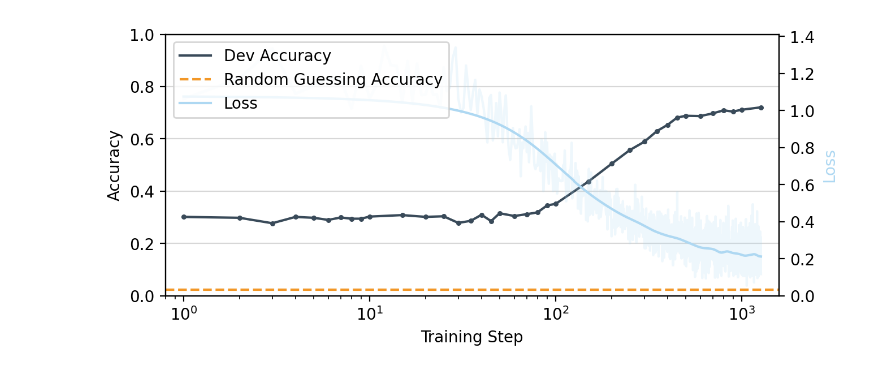
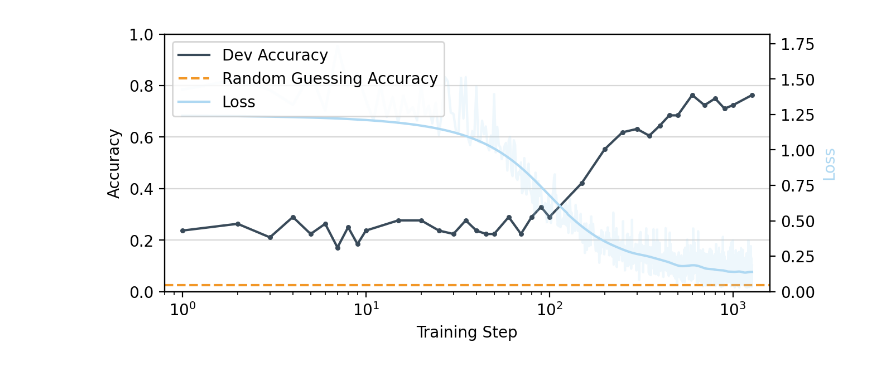
Before and after one commit to psaegert/nli-nec, a Jupyter notebook: dev/analysis/train_history.ipynb, the cells around one changed output. Saved outputs shown, nothing was run; the diff lists cells and outputs as text; code cells hidden in the pictures.

```diff
--- a/dev/analysis/train_history.ipynb
+++ b/dev/analysis/train_history.ipynb
@@ -7,7 +7,7 @@ import matplotlib.pyplot as plt
 # %%
 from nlinec import get_models_dir, color_palette, gpartconv1d, get_all_types, get_granularity
 # %%
-GRANULARITY = 2
+GRANULARITY = 3
 MODEL = f'nlinec-D-{GRANULARITY}'
 # %%
 gran_types = []
@@ -31,32 +31,32 @@ loss['loss_smooth'] = gpartconv1d(loss['loss'], sigma=sigma)
 # %%
 fig, ax = plt.subplots(1, 1, figsize=(7, 3), dpi=200)
 ax.set_xlabel('Training Step')
 ax.set_ylabel('Accuracy')
 
 ax.scatter(accuracy.step, accuracy['accuracy'], color=color_palette('medium'), s=5, zorder=3)
 ax.plot(accuracy.step, accuracy['accuracy'], label='Dev Accuracy', color=color_palette('medium'), zorder=3)
 
-ax.axhline(1/len(gran_types[1]['full_type'].unique()), color=color_palette('accent'), linestyle='--', label='Random Guessing Accuracy')
+ax.axhline(1/len(gran_types[GRANULARITY - 1]['full_type'].unique()), color=color_palette('accent'), linestyle='--', label='Random Guessing Accuracy')
 
 ax.set_ylim(0, 1)
 ax.set_xlim(0.8, max(accuracy.step) / 0.8)
 
 ax2 = ax.twinx()
 ax2.set_ylabel('Loss', color=color_palette('light'))
 ax2.plot(loss.step, loss['loss_smooth'], label='Loss', color=color_palette('light'))
 ax2.plot(loss.step, loss['loss'], color=color_palette('light'), alpha=0.2)
 
 ax2.set_ylim(0, None)
 
 # Add the loss from the ax2 to the ax legend
 handles1, labels1 = ax.get_legend_handles_labels()
 handles2, labels2 = ax2.get_legend_handles_labels()
 
 ax2.legend(handles1 + handles2, labels1 + labels2, loc='upper left')
 
 
 ax.grid(axis='y', alpha=0.5)
 
 ax.set_xscale('log')
 # %% [output]
-[figure, old version]
+[figure, new version]
```
Also changed, not shown: 13 other files.
